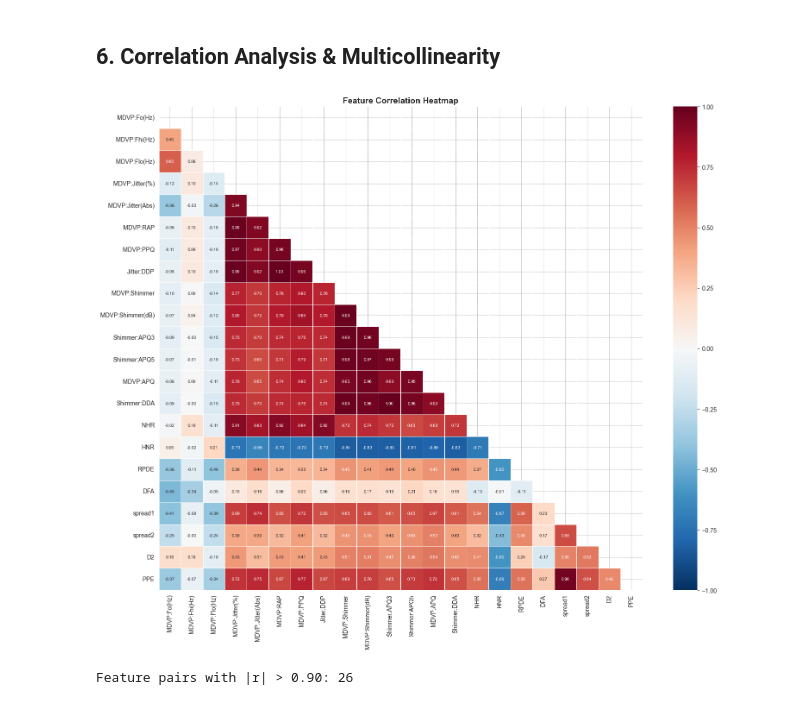
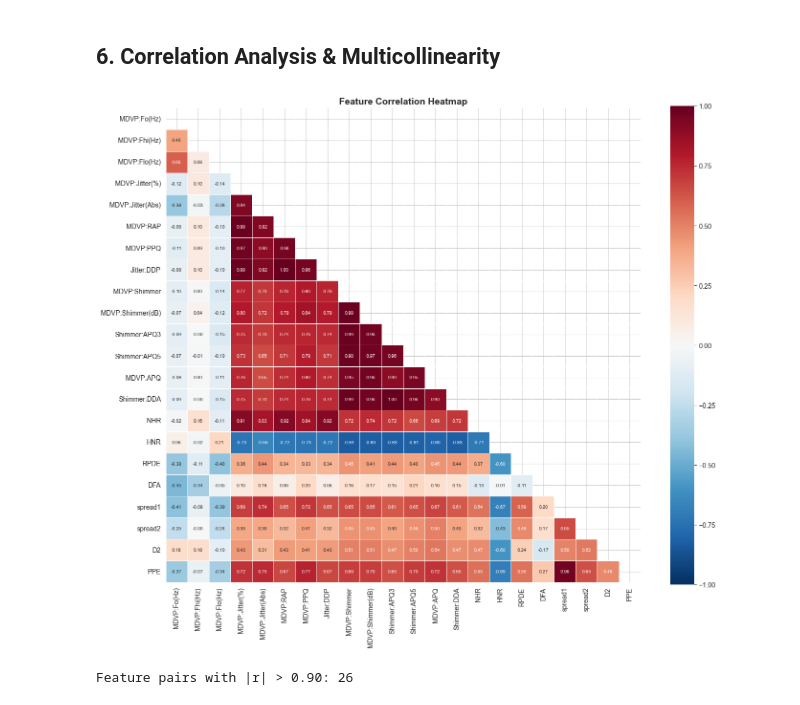
Before and after one commit to AchintyaShah25/Ensemble_Parkinsons_detection, a Jupyter notebook: notebooks/01_eda.ipynb, the cells around one changed output. Cells and saved outputs as stored; diff of their text form; code cells hidden in the pictures.

```diff
--- a/notebooks/01_eda.ipynb
+++ b/notebooks/01_eda.ipynb
@@ -293,18 +286,18 @@ plt.show()
 # %%
 # Full correlation heatmap
 corr = df[feature_cols].corr()
 
 fig, ax = plt.subplots(figsize=(16, 13))
 mask = np.triu(np.ones_like(corr, dtype=bool))  # show lower triangle only
 sns.heatmap(corr, mask=mask, annot=True, fmt='.2f', cmap='RdBu_r', center=0,
             square=True, linewidths=0.5, ax=ax, vmin=-1, vmax=1,
             annot_kws={'size': 7})
 ax.set_title('Feature Correlation Heatmap', fontsize=14, fontweight='bold')
-plt.tight_layout()
+# plt.tight_layout()
 plt.savefig('../figures/correlation_heatmap.png', bbox_inches='tight')
 plt.show()
 # %% [output]
-[figure, old version]
+[figure, new version]
 # %%
 # Identify highly correlated feature pairs (|r| > 0.90)
 high_corr_pairs = []
```
Also changed, not shown: parts of 5 cells of this notebook, 15 other files.
